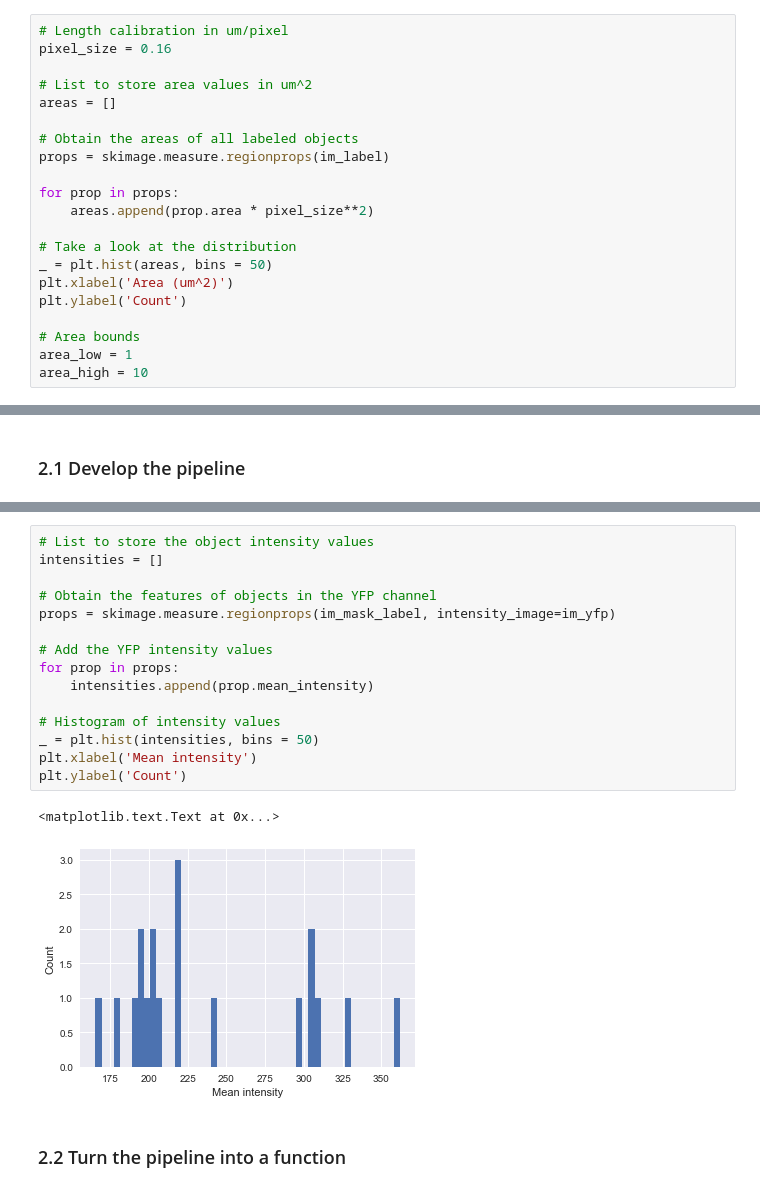
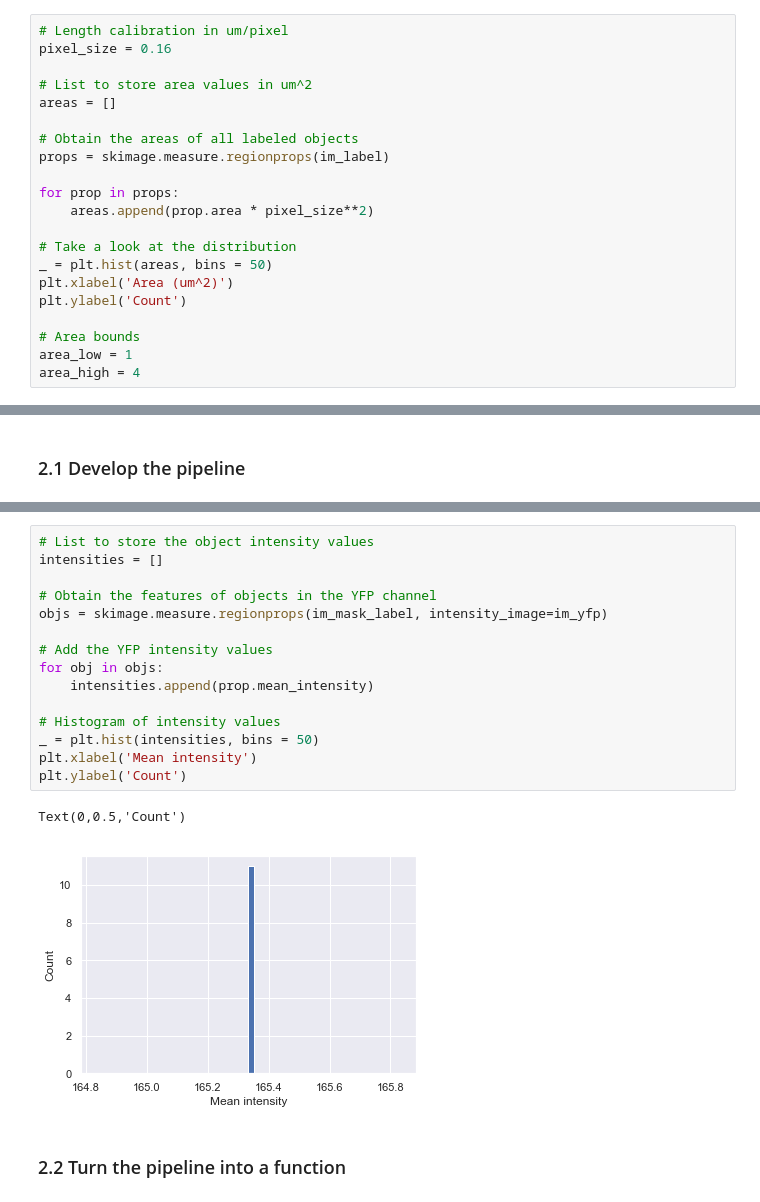
Before and after one commit to RPGroup-PBoC/be262, a Jupyter notebook: code/laci_titration.ipynb, the cells around one changed output, grey strips where cells are left out. Cells and saved outputs as stored; diff of their text form.

```diff
--- a/code/laci_titration.ipynb
+++ b/code/laci_titration.ipynb
@@ -126,5 +126,5 @@ plt.ylabel('Count')
 
 # Area bounds
 area_low = 1
-area_high = 10
+area_high = 4
 # %% [output]
@@ -217,21 +217,21 @@ ax[2].set_title('Mask')
 # %%
 # List to store the object intensity values
 intensities = []
 
 # Obtain the features of objects in the YFP channel
-props = skimage.measure.regionprops(im_mask_label, intensity_image=im_yfp)
+objs = skimage.measure.regionprops(im_mask_label, intensity_image=im_yfp)
 
 # Add the YFP intensity values
-for prop in props:
+for obj in objs:
     intensities.append(prop.mean_intensity)
 
 # Histogram of intensity values
 _ = plt.hist(intensities, bins = 50)
 plt.xlabel('Mean intensity')
 plt.ylabel('Count')
 # %% [output]
-<matplotlib.text.Text at 0x...>
+Text(0,0.5,'Count')
-[figure, old version]
+[figure, new version]
 # %% [markdown]
 ### 2.2 Turn the pipeline into a function
 # %%
```
Also changed, not shown: parts of 19 cells of this notebook, 6 other files.
